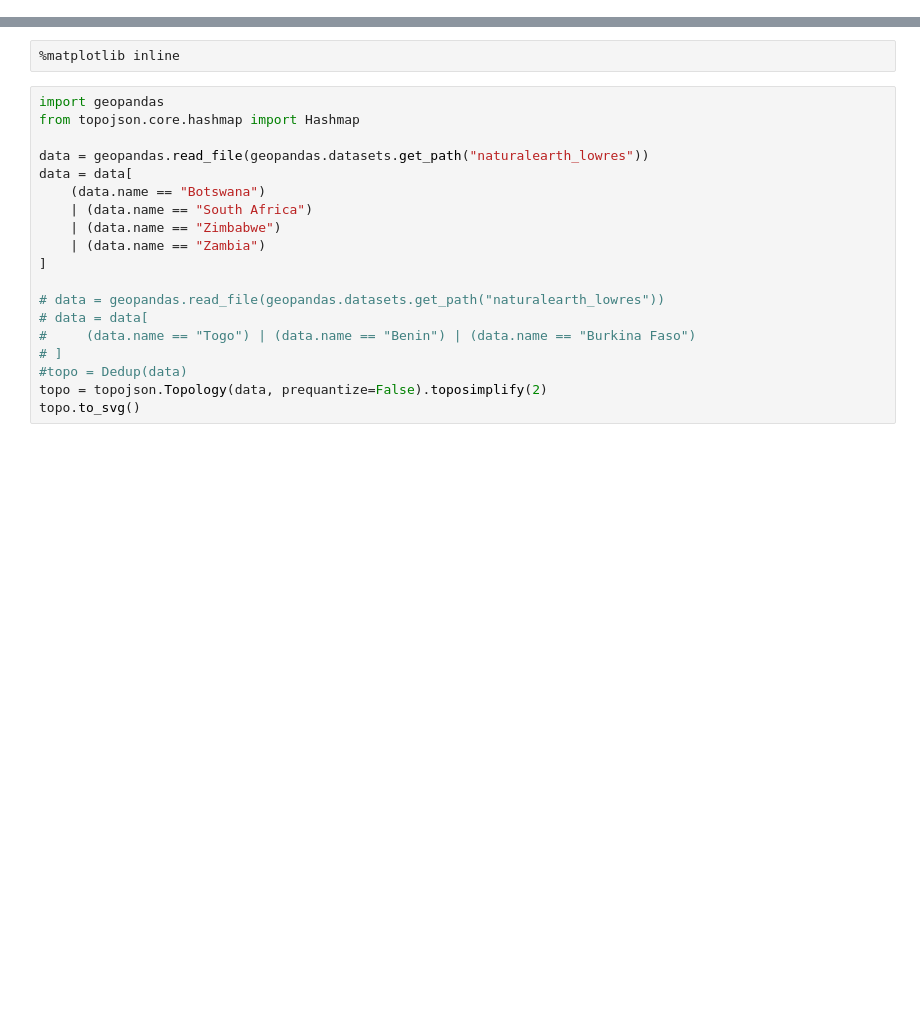
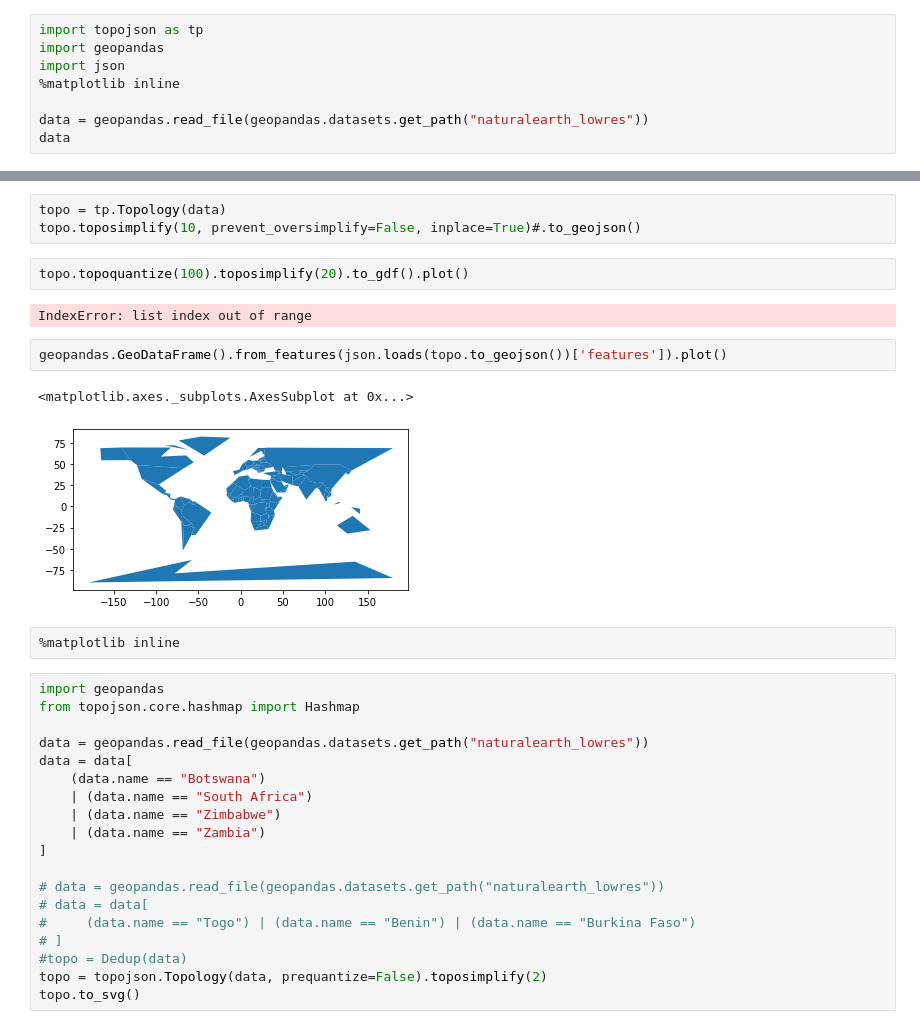
Before and after one commit to mattijn/topojson, a Jupyter notebook: Untitled.ipynb, the cells around one changed output, grey strips where cells are left out. Drawn from its saved outputs; the diff is of its cells as text; blank space fills up the shorter version.

```diff
--- a/Untitled.ipynb
+++ b/Untitled.ipynb
@@ -29,0 +1,8 @@ topojson.Topology(data, shared_coords=True).to_alt()
+# %%
+import topojson as tp
+import geopandas
+import json
+%matplotlib inline
+
+data = geopandas.read_file(geopandas.datasets.get_path("naturalearth_lowres"))
+data
@@ -30,3 +28,15 @@ topojson.Topology(data, shared_coords=True).to_alt()
+# %%
+topo = tp.Topology(data)
+topo.toposimplify(10, prevent_oversimplify=False, inplace=True)#.to_geojson()
+# %%
+topo.topoquantize(100).toposimplify(20).to_gdf().plot()
+# %% [output]
+IndexError: list index out of range
+# %%
+geopandas.GeoDataFrame().from_features(json.loads(topo.to_geojson())['features']).plot()
+# %% [output]
+<matplotlib.axes._subplots.AxesSubplot at 0x...>
+[figure, added]
 # %%
 %matplotlib inline
 # %%
```
Also changed, not shown: parts of 8 cells of this notebook, 3 other files.
